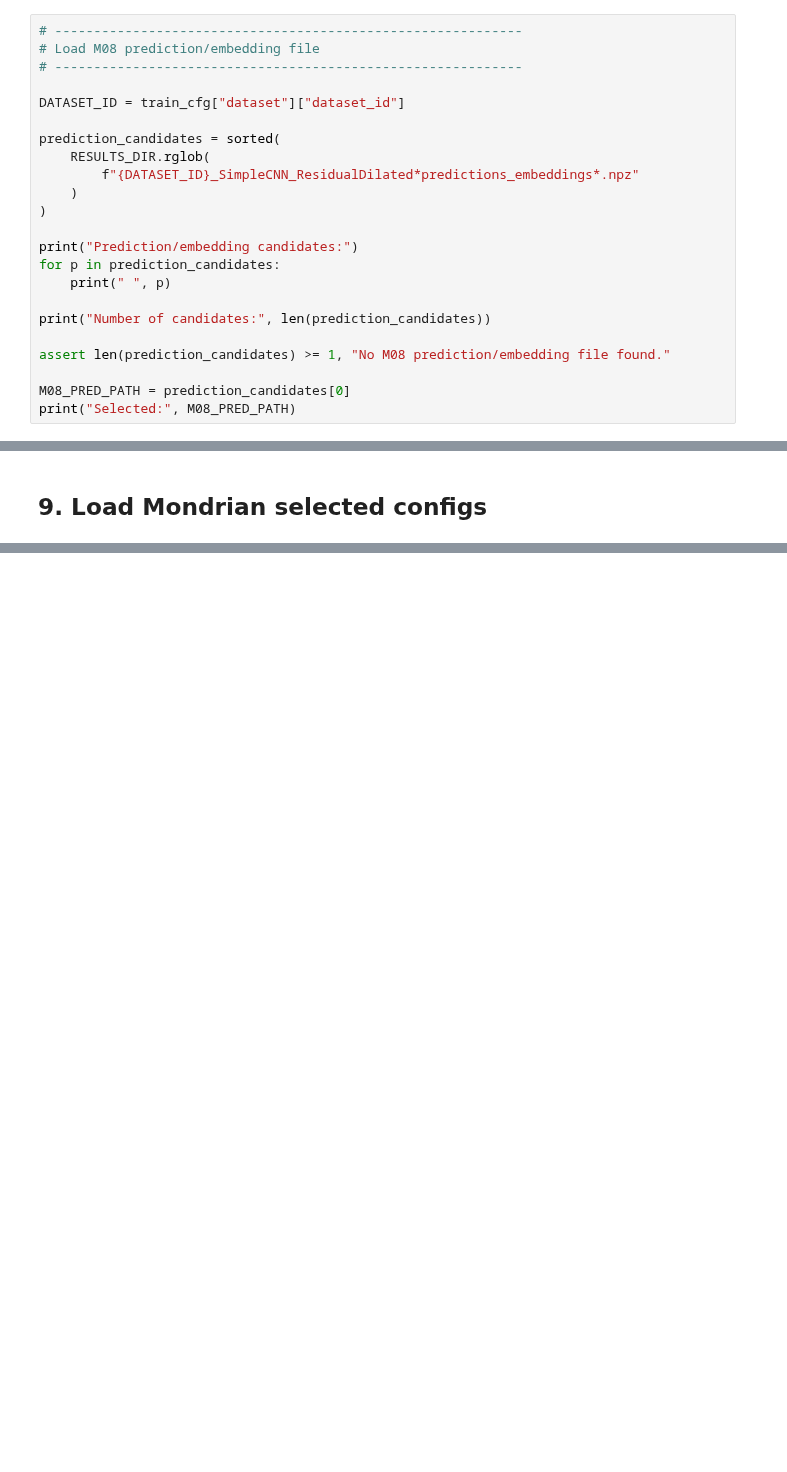
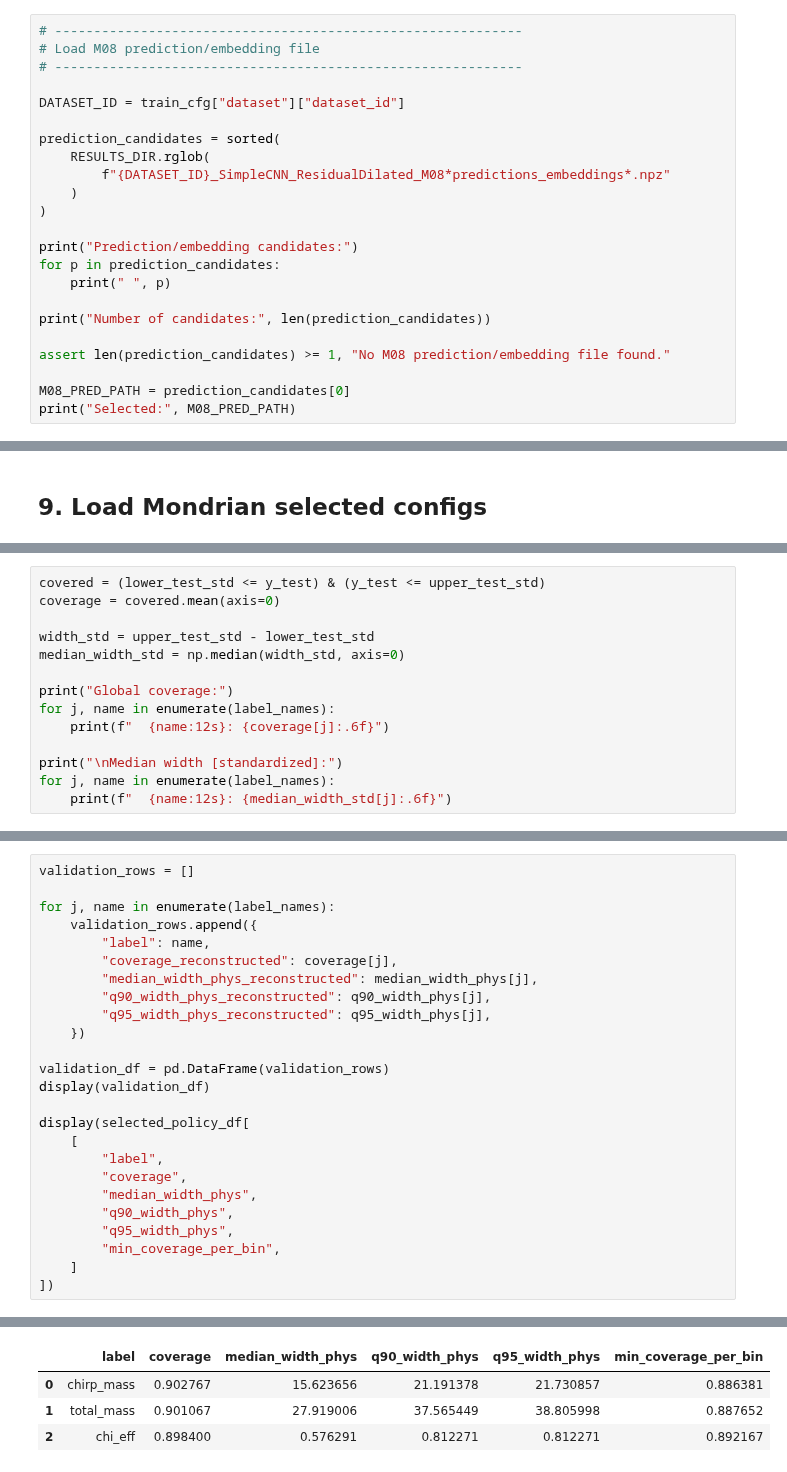
Before and after one commit to victorsh13/Gravitational-Waves-Lab, a Jupyter notebook: cbc_pe/notebooks/05_real_event_inference_m08_sanity.ipynb, the cells around one changed output, grey strips where cells are left out. Saved outputs shown, nothing was run; the diff lists cells and outputs as text; blank space fills up the shorter version.

```diff
--- a/cbc_pe/notebooks/05_real_event_inference_m08_sanity.ipynb
+++ b/cbc_pe/notebooks/05_real_event_inference_m08_sanity.ipynb
@@ -377,7 +377,7 @@ DATASET_ID = train_cfg["dataset"]["dataset_id"]
 
 prediction_candidates = sorted(
     RESULTS_DIR.rglob(
-        f"{DATASET_ID}_SimpleCNN_ResidualDilated*predictions_embeddings*.npz"
+        f"{DATASET_ID}_SimpleCNN_ResidualDilated_M08*predictions_embeddings*.npz"
     )
 )
 
@@ -509,0 +920,14 @@ print("Selected Mondrian policy:", MONDRIAN_POLICY)
+# %%
+covered = (lower_test_std <= y_test) & (y_test <= upper_test_std)
+coverage = covered.mean(axis=0)
+
+width_std = upper_test_std - lower_test_std
+median_width_std = np.median(width_std, axis=0)
+
+print("Global coverage:")
+for j, name in enumerate(label_names):
+    print(f"  {name:12s}: {coverage[j]:.6f}")
+
+print("\nMedian width [standardized]:")
+for j, name in enumerate(label_names):
+    print(f"  {name:12s}: {median_width_std[j]:.6f}")
@@ -509,0 +971,26 @@ print("Selected Mondrian policy:", MONDRIAN_POLICY)
+# %%
+validation_rows = []
+
+for j, name in enumerate(label_names):
+    validation_rows.append({
+        "label": name,
+        "coverage_reconstructed": coverage[j],
+        "median_width_phys_reconstructed": median_width_phys[j],
+        "q90_width_phys_reconstructed": q90_width_phys[j],
+        "q95_width_phys_reconstructed": q95_width_phys[j],
+    })
+
+validation_df = pd.DataFrame(validation_rows)
+display(validation_df)
+
+display(selected_policy_df[
+    [
+        "label",
+        "coverage",
+        "median_width_phys",
+        "q90_width_phys",
+        "q95_width_phys",
+        "min_coverage_per_bin",
+    ]
+])
+# %% [output]
@@ -509,0 +1001,4 @@ print("Selected Mondrian policy:", MONDRIAN_POLICY)
+|  | label | coverage | median_width_phys | q90_width_phys | q95_width_phys | min_coverage_per_bin |
+| 0 | chirp_mass | 0.902767 | 15.623656 | 21.191378 | 21.730857 | 0.886381 |
+| 1 | total_mass | 0.901067 | 27.919006 | 37.565449 | 38.805998 | 0.887652 |
+| 2 | chi_eff | 0.898400 | 0.576291 | 0.812271 | 0.812271 | 0.892167 |
```
Also changed, not shown: parts of 29 cells of this notebook.
